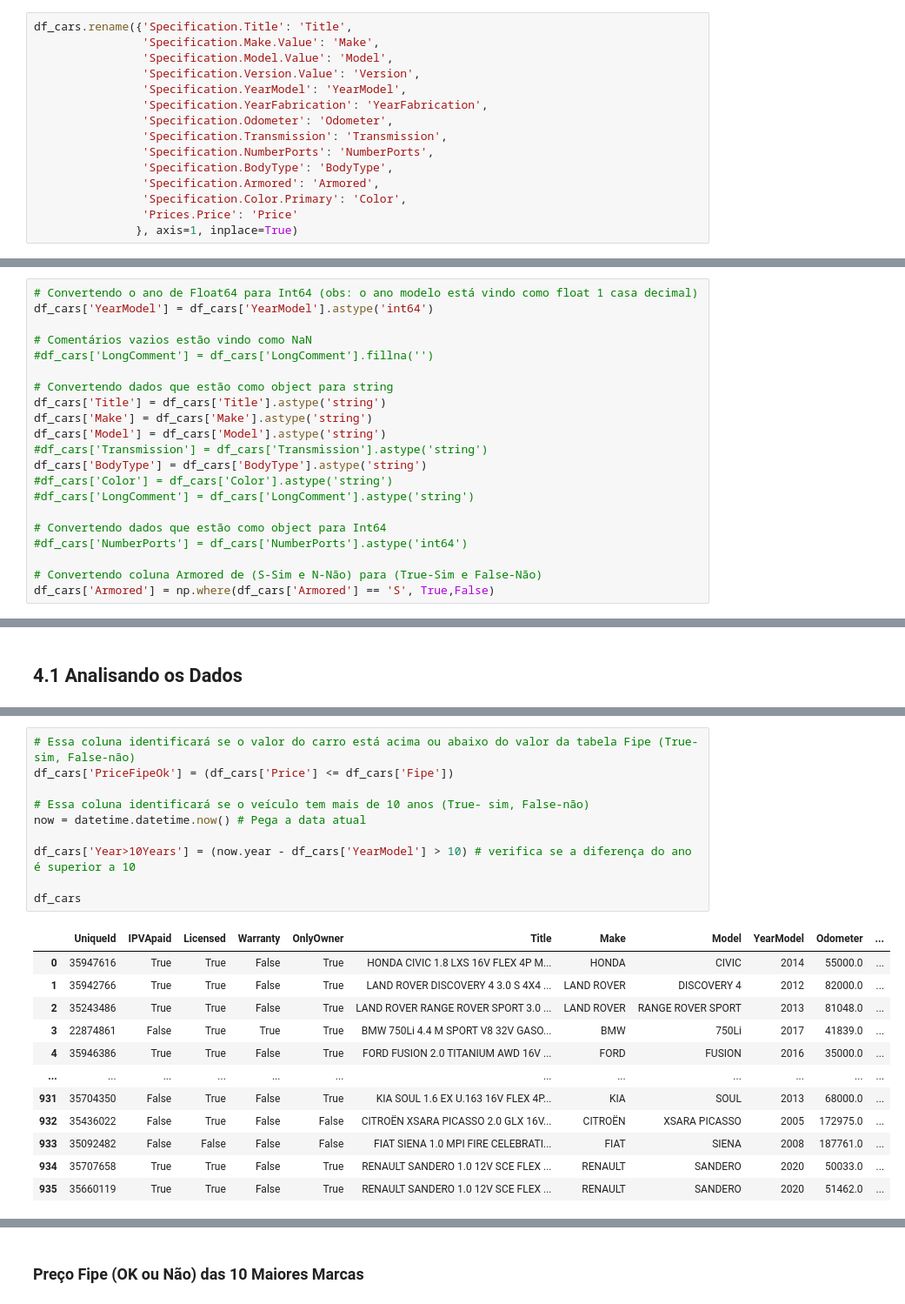
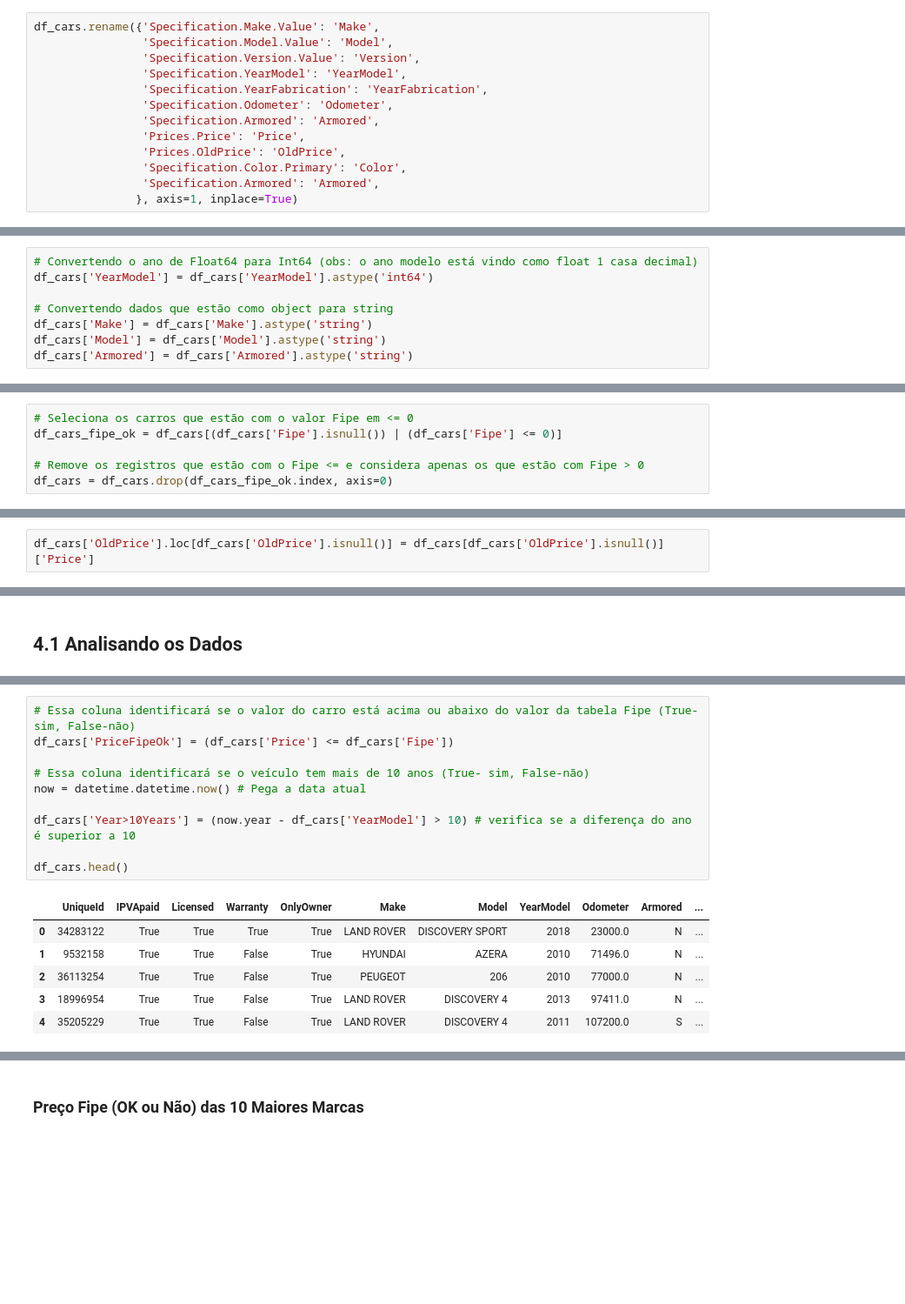
Before and after one commit to karenyov/TCC_PUC_BigData, a Jupyter notebook: TCC - PUC Minas.ipynb, the cells around one changed output, grey strips where cells are left out. Shown: that part at 87% size. Saved outputs shown, nothing was run; the diff lists cells and outputs as text; blank space fills up the shorter version.

```diff
--- a/TCC - PUC Minas.ipynb
+++ b/TCC - PUC Minas.ipynb
@@ -131,19 +145,17 @@ del df_cars['Specification.YearFabrication'] # Coluna Specification.YearFabricat
 # %% [markdown]
 Renomeando o nome das colunas
 # %%
-df_cars.rename({'Specification.Title': 'Title',
-                'Specification.Make.Value': 'Make',
+df_cars.rename({'Specification.Make.Value': 'Make',
                 'Specification.Model.Value': 'Model',
                 'Specification.Version.Value': 'Version',
                 'Specification.YearModel': 'YearModel',
                 'Specification.YearFabrication': 'YearFabrication',
                 'Specification.Odometer': 'Odometer',
-                'Specification.Transmission': 'Transmission',
-                'Specification.NumberPorts': 'NumberPorts',
-                'Specification.BodyType': 'BodyType',
                 'Specification.Armored': 'Armored',
+                'Prices.Price': 'Price',
+                'Prices.OldPrice': 'OldPrice',
                 'Specification.Color.Primary': 'Color',
-                'Prices.Price': 'Price'
+                'Specification.Armored': 'Armored',
                }, axis=1, inplace=True)
 # %% [markdown]
 Formatando os dados
@@ -172,20 +186,7 @@ memory usage: 76.9+ KB
 # Convertendo o ano de Float64 para Int64 (obs: o ano modelo está vindo como float 1 casa decimal)
 df_cars['YearModel'] = df_cars['YearModel'].astype('int64')
 
-# Comentários vazios estão vindo como NaN
-#df_cars['LongComment'] = df_cars['LongComment'].fillna('')
-
 # Convertendo dados que estão como object para string
-df_cars['Title'] = df_cars['Title'].astype('string')
 df_cars['Make'] = df_cars['Make'].astype('string')
 df_cars['Model'] = df_cars['Model'].astype('string')
-#df_cars['Transmission'] = df_cars['Transmission'].astype('string')
-df_cars['BodyType'] = df_cars['BodyType'].astype('string')
-#df_cars['Color'] = df_cars['Color'].astype('string')
-#df_cars['LongComment'] = df_cars['LongComment'].astype('string')
-
-# Convertendo dados que estão como object para Int64
-#df_cars['NumberPorts'] = df_cars['NumberPorts'].astype('int64')
-
-# Convertendo coluna Armored de (S-Sim e N-Não) para (True-Sim e False-Não)
-df_cars['Armored'] = np.where(df_cars['Armored'] == 'S', True,False)
+df_cars['Armored'] = df_cars['Armored'].astype('string')
@@ -191,0 +201,6 @@ df_cars['Armored'] = np.where(df_cars['Armored'] == 'S', True,False)
+# %%
+# Seleciona os carros que estão com o valor Fipe em <= 0
+df_cars_fipe_ok = df_cars[(df_cars['Fipe'].isnull()) | (df_cars['Fipe'] <= 0)]
+
+# Remove os registros que estão com o Fipe <= e considera apenas os que estão com Fipe > 0
+df_cars = df_cars.drop(df_cars_fipe_ok.index, axis=0)
@@ -191,0 +209,2 @@ df_cars['Armored'] = np.where(df_cars['Armored'] == 'S', True,False)
+# %%
+df_cars['OldPrice'].loc[df_cars['OldPrice'].isnull()] = df_cars[df_cars['OldPrice'].isnull()]['Price']
@@ -260,23 +320,17 @@ df_cars[cars][['Fipe', 'Price']]
 # %%
 # Essa coluna identificará se o valor do carro está acima ou abaixo do valor da tabela Fipe (True-sim, False-não)
 df_cars['PriceFipeOk'] = (df_cars['Price'] <= df_cars['Fipe'])
 
 # Essa coluna identificará se o veículo tem mais de 10 anos (True- sim, False-não)
 now = datetime.datetime.now() # Pega a data atual
 
 df_cars['Year>10Years'] = (now.year - df_cars['YearModel'] > 10) # verifica se a diferença do ano é superior a 10
 
-df_cars
+df_cars.head()
 # %% [output]
-|  | UniqueId | IPVApaid | Licensed | Warranty | OnlyOwner | Title | Make | Model | YearModel | Odometer | ... |
-| 0 | 35947616 | True | True | False | True | HONDA CIVIC 1.8 LXS 16V FLEX 4P M... | HONDA | CIVIC | 2014 | 55000.0 | ... |
-| 1 | 35942766 | True | True | False | True | LAND ROVER DISCOVERY 4 3.0 S 4X4 ... | LAND ROVER | DISCOVERY 4 | 2012 | 82000.0 | ... |
-| 2 | 35243486 | True | True | False | True | LAND ROVER RANGE ROVER SPORT 3.0 ... | LAND ROVER | RANGE ROVER SPORT | 2013 | 81048.0 | ... |
-| 3 | 22874861 | False | True | True | True | BMW 750Li 4.4 M SPORT V8 32V GASO... | BMW | 750Li | 2017 | 41839.0 | ... |
-| 4 | 35946386 | True | True | False | True | FORD FUSION 2.0 TITANIUM AWD 16V ... | FORD | FUSION | 2016 | 35000.0 | ... |
-| ... | ... | ... | ... | ... | ... | ... | ... | ... | ... | ... | ... |
-| 931 | 35704350 | False | True | False | True | KIA SOUL 1.6 EX U.163 16V FLEX 4P... | KIA | SOUL | 2013 | 68000.0 | ... |
-| 932 | 35436022 | False | True | False | False | CITROËN XSARA PICASSO 2.0 GLX 16V... | CITROËN | XSARA PICASSO | 2005 | 172975.0 | ... |
-| 933 | 35092482 | False | False | False | False | FIAT SIENA 1.0 MPI FIRE CELEBRATI... | FIAT | SIENA | 2008 | 187761.0 | ... |
-| 934 | 35707658 | True | True | False | True | RENAULT SANDERO 1.0 12V SCE FLEX ... | RENAULT | SANDERO | 2020 | 50033.0 | ... |
-| 935 | 35660119 | True | True | False | True | RENAULT SANDERO 1.0 12V SCE FLEX ... | RENAULT | SANDERO | 2020 | 51462.0 | ... |
+|  | UniqueId | IPVApaid | Licensed | Warranty | OnlyOwner | Make | Model | YearModel | Odometer | Armored | ... |
+| 0 | 34283122 | True | True | True | True | LAND ROVER | DISCOVERY SPORT | 2018 | 23000.0 | N | ... |
+| 1 | 9532158 | True | True | False | True | HYUNDAI | AZERA | 2010 | 71496.0 | N | ... |
+| 2 | 36113254 | True | True | False | True | PEUGEOT | 206 | 2010 | 77000.0 | N | ... |
+| 3 | 18996954 | True | True | False | True | LAND ROVER | DISCOVERY 4 | 2013 | 97411.0 | N | ... |
+| 4 | 35205229 | True | True | False | True | LAND ROVER | DISCOVERY 4 | 2011 | 107200.0 | S | ... |
```
Also changed, not shown: parts of 146 cells of this notebook, 3 other files.
